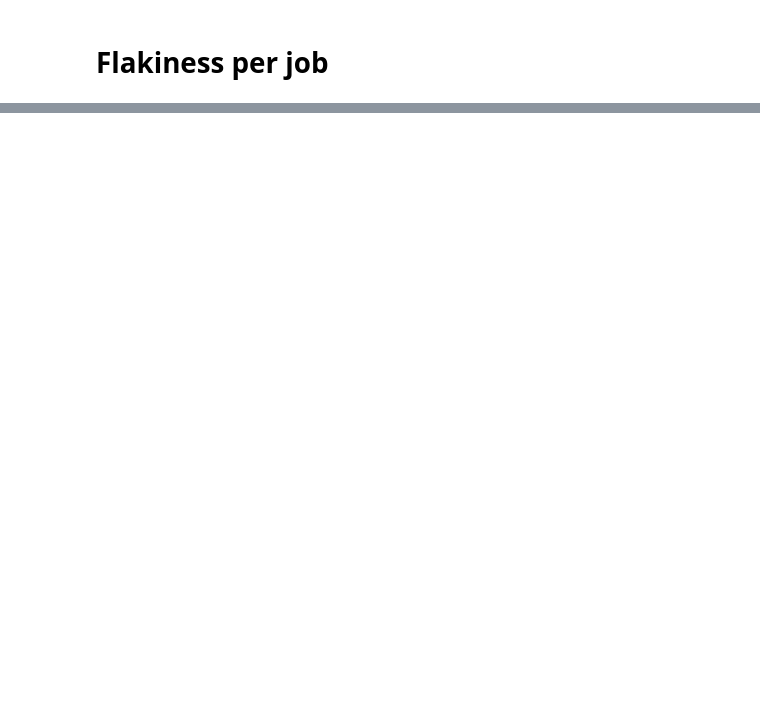
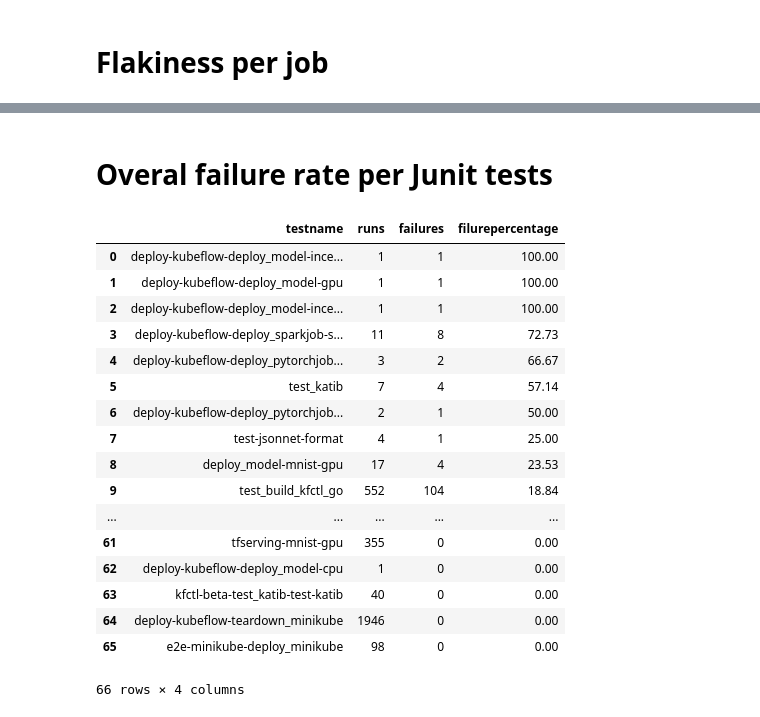
Before and after one commit to kubeflow/testing, a Jupyter notebook: scripts/Flakiness_report.ipynb, the cells around one changed output, grey strips where cells are left out. Cells and saved outputs as stored; diff of their text form; code cells hidden in the pictures; blank space fills up the shorter version.

Commit message:
added states per test type

```diff
--- a/scripts/Flakiness_report.ipynb
+++ b/scripts/Flakiness_report.ipynb
@@ -192,0 +184,46 @@ pd.DataFrame(daily_flakiness).groupby("job",as_index=False).agg(
+# %% [markdown]
+# Overal failure rate per Junit tests
+# %%
+%%bigquery teststats
+CREATE TEMP FUNCTION removeFirstChar(x STRING)
+RETURNS STRING
+LANGUAGE js AS """
+  if (x.charAt(0) == '-') {
+    x=x.substr(1);
+  }
+  return x;
+""";
+SELECT testname,runs,failures,filurepercentage
+FROM(
+SELECT
+  removeFirstChar(t.name) testname,
+  SUM(CASE WHEN t.failed=TRUE THEN 1 ELSE 0 END) failures,
+  COUNT(*) runs,
+  ROUND(SUM(CASE WHEN t.failed=TRUE THEN 1 ELSE 0 END)/COUNT(*)*100, 2) filurepercentage
+FROM
+ `k8s-gubernator.build.all`, UNNEST(test) as t
+WHERE
+   job LIKE '%kubeflow-presubmit%'
+GROUP BY
+  testname
+) WHERE testname not LIKE '%kubeflow-presubmit%'
+order by filurepercentage DESC
+# %% [output]
+|  | testname | runs | failures | filurepercentage |
+| 0 | deploy-kubeflow-deploy_model-ince... | 1 | 1 | 100.00 |
+| 1 | deploy-kubeflow-deploy_model-gpu | 1 | 1 | 100.00 |
+| 2 | deploy-kubeflow-deploy_model-ince... | 1 | 1 | 100.00 |
+| 3 | deploy-kubeflow-deploy_sparkjob-s... | 11 | 8 | 72.73 |
+| 4 | deploy-kubeflow-deploy_pytorchjob... | 3 | 2 | 66.67 |
+| 5 | test_katib | 7 | 4 | 57.14 |
+| 6 | deploy-kubeflow-deploy_pytorchjob... | 2 | 1 | 50.00 |
+| 7 | test-jsonnet-format | 4 | 1 | 25.00 |
+| 8 | deploy_model-mnist-gpu | 17 | 4 | 23.53 |
+| 9 | test_build_kfctl_go | 552 | 104 | 18.84 |
+| ... | ... | ... | ... | ... |
+| 61 | tfserving-mnist-gpu | 355 | 0 | 0.00 |
+| 62 | deploy-kubeflow-deploy_model-cpu | 1 | 0 | 0.00 |
+| 63 | kfctl-beta-test_katib-test-katib | 40 | 0 | 0.00 |
+| 64 | deploy-kubeflow-teardown_minikube | 1946 | 0 | 0.00 |
+| 65 | e2e-minikube-deploy_minikube | 98 | 0 | 0.00 |
+66 rows × 4 columns
```
Also changed, not shown: parts of 10 cells of this notebook.
